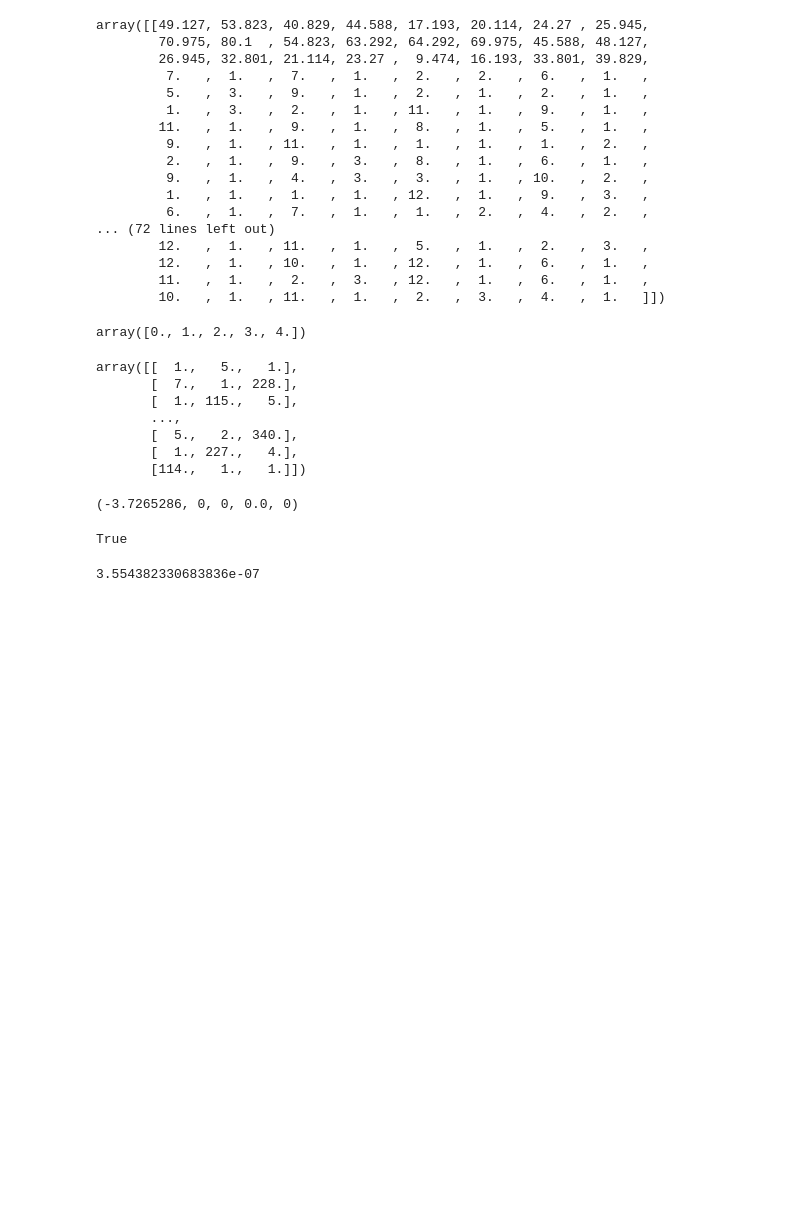
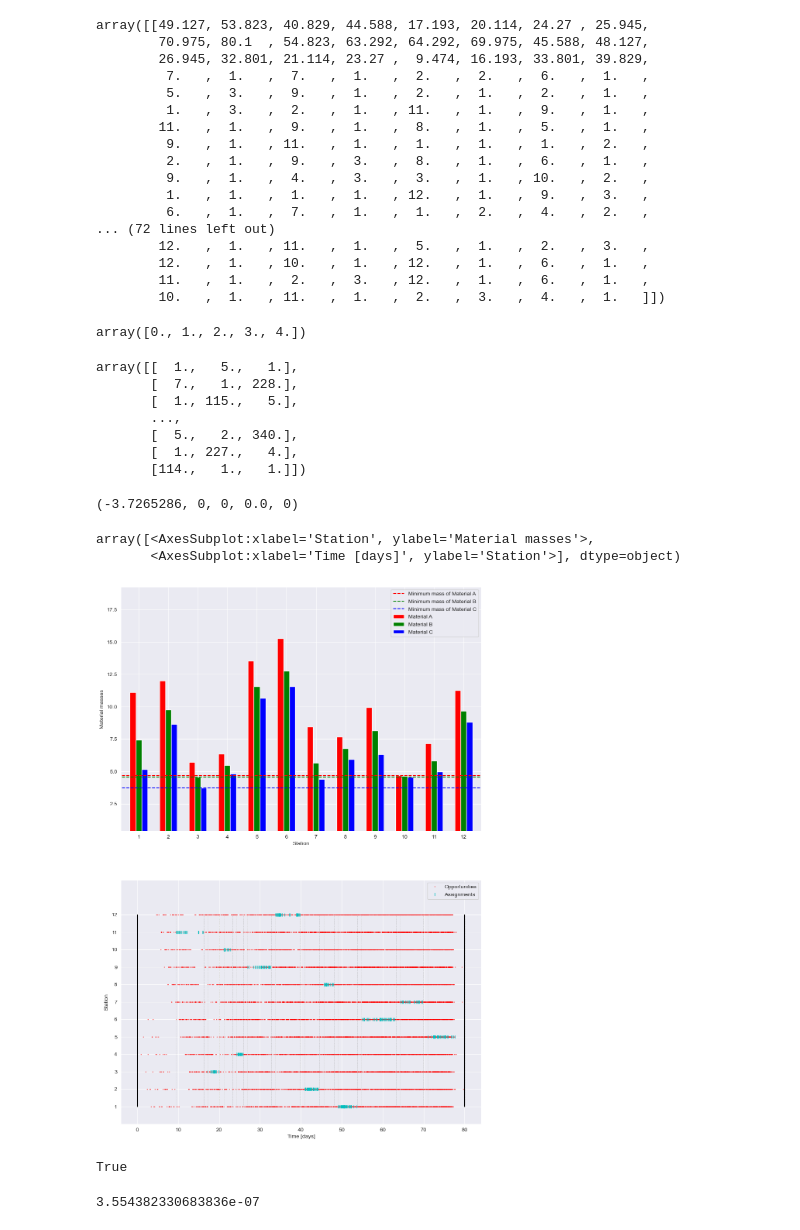
Before and after one commit to 2catycm/WaterDrop-vs-SolarSystemFleet, a Jupyter notebook: result_game1_evolve_static_single.py/解的分析.ipynb, the cells around one changed output. Drawn from its saved outputs; the diff is of its cells as text; code cells hidden in the pictures; blank space fills up the shorter version.

```diff
--- a/result_game1_evolve_static_single.py/解的分析.ipynb
+++ b/result_game1_evolve_static_single.py/解的分析.ipynb
@@ -97,6 +96,12 @@ fit
 # udp.pretty(udp_vars[0, :])
 # %% [output]
 (-3.7265286, 0, 0, 0.0, 0)
+# %%
+udp.plot(udp_vars[0, :])
+# %% [output]
+array([<AxesSubplot:xlabel='Station', ylabel='Material masses'>,
+       <AxesSubplot:xlabel='Time [days]', ylabel='Station'>], dtype=object)
+[figure, added]
 # %%
 f.min()
 import math
```
Also changed, not shown: parts of 1 cell of this notebook, 21 other files.
